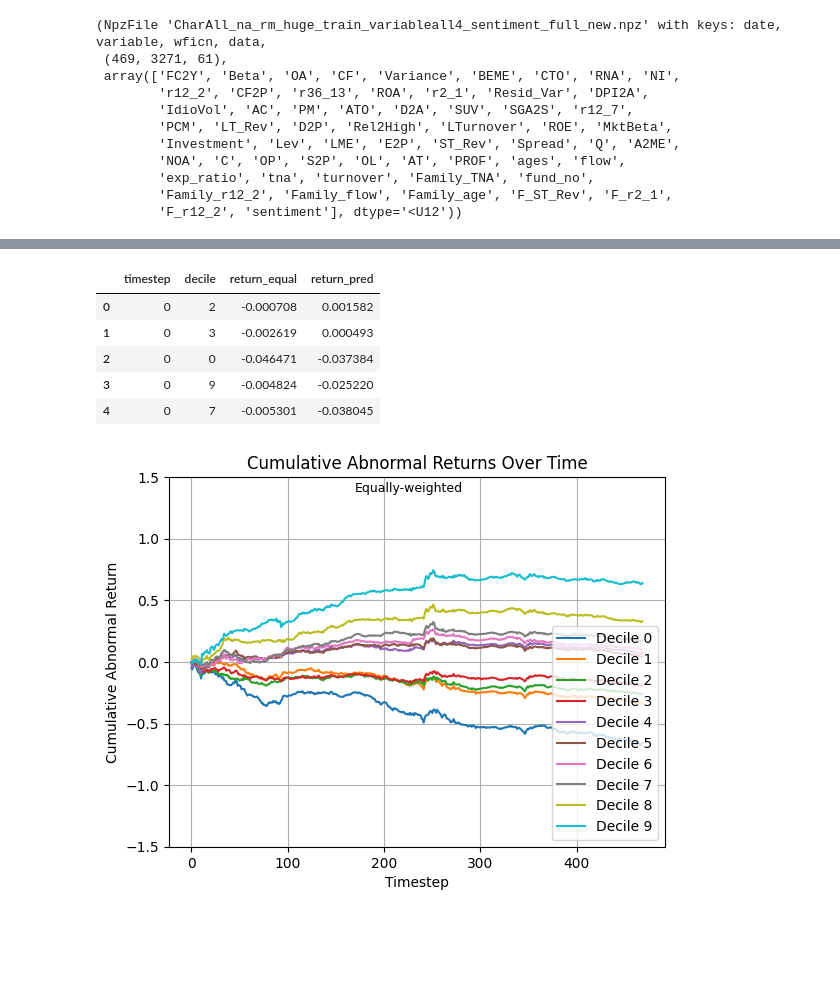
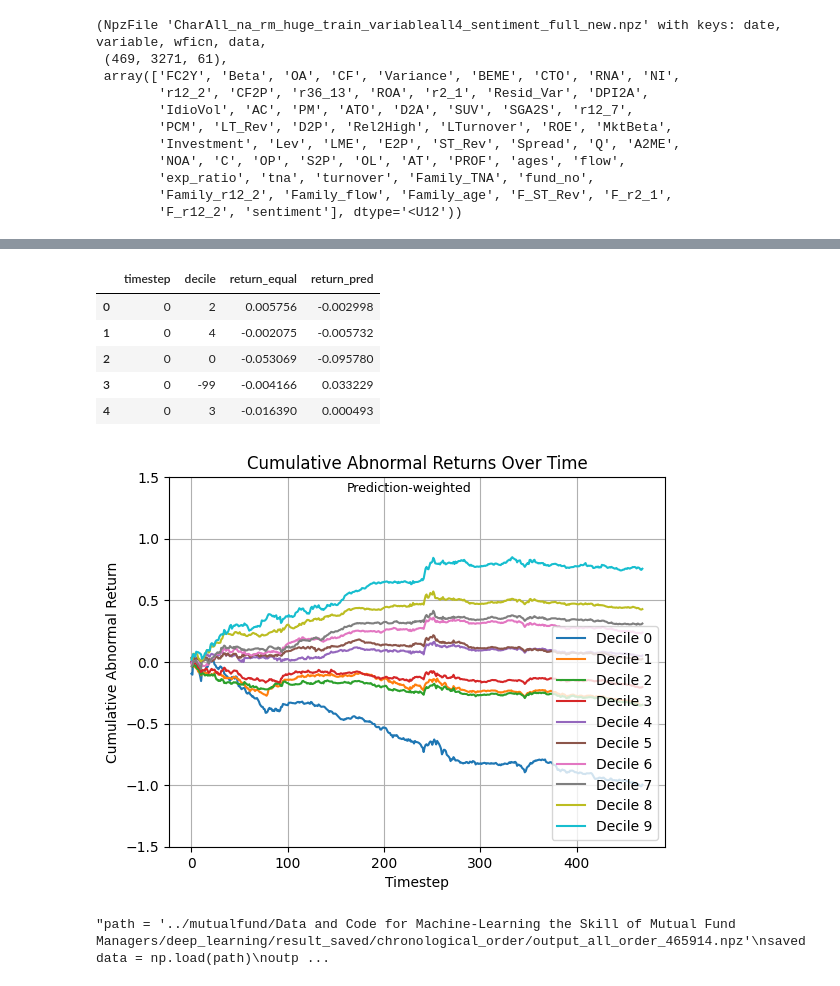
Before and after one commit to AlvisYan2025/MutualFundProtfolilSelection, a Jupyter notebook: mutualfundMLnew.ipynb, the cells around one changed output, grey strips where cells are left out. Saved outputs shown, nothing was run; the diff lists cells and outputs as text; code cells hidden in the pictures; blank space fills up the shorter version.

Commit message:
add 520epoch results

```diff
--- a/mutualfundMLnew.ipynb
+++ b/mutualfundMLnew.ipynb
@@ -357,7 +357,7 @@ class NeuralNet(nn.Module):
         self.apply(init_weights)
 # %%
 df = convert_to_df(data['data'])
-df = sanitize_input(add_r122_mask(add_invalid_label_mask(df)))
+df = sanitize_input(add_invalid_label_mask(df))
 df['label'] = df['label'] *100
-df.head()
+df.head(), len(df['label'])
 # %% [output]
@@ -376,7 +382,7 @@ len(df['label'])
 all_model_groups = [] #saves all trained model from each group of 3
 all_prediction_groups = [] #saves all predicitons from each group of models
 # %%
-def run_group_model(variables, model_config):
+def run_group_model(variables, model_config, num_group):
     #one group 3 of models
     fold1, fold2, fold3 = chronological_sampling_scheme(469, [1,1,1]) #construct three folds with chronological sampling
     all_folds = [fold1, fold2, fold3]
@@ -407,6 +413,7 @@ def run_group_model(variables, model_config):
         model.reinitialize_with_glorot_uniform()
         model.train_model(512, train_loader, valid_loader,learning_rate=0.01, early_stop=False, graph=True)
         all_models.append(model)
+        torch.save(model, f'trainedModels/group{num_group}model{i}')
         #predict with trained model
         output = model.predict(get_tensor_from_df(df[df['Timestep'].isin(test_idx)], variables, False))
         all_predictions.append(output)
@@ -419,8 +426,9 @@ model_config = {
     'hidden_dims': [64],
     'dropout': 0.05
 }
-run_group_model(variables, model_config)
-curr_prediction = all_prediction_groups[0]
+for i in range (8):
+    run_group_model(variables, model_config, i+1)
+curr_prediction = get_mean_elementwise(all_prediction_groups)
 df['prediction'] = curr_prediction.flatten()
 # %% [output]
 iteration 1
@@ -480,8 +543,9 @@ Epoch 512/512, Traning Loss: 4.3530778884887695, Validation loss: 6.866508007049
 # %%
 #rank df based on prediction
 df_valid = df[df['mask']].copy()
-df_valid['rank'] = df_valid.groupby('Timestep')['prediction'].rank(method='first')
-df_valid['decile'] = df_valid.groupby(['Timestep'], group_keys=False)['rank'].apply(lambda x: pd.qcut(x, 10, labels=False))
+#df_valid['rank'] = df_valid.groupby('Timestep')['prediction'].rank(method='first')
+#df_valid['decile'] = df_valid.groupby(['Timestep'], group_keys=False)['rank'].apply(lambda x: pd.qcut(x, 10, labels=False))
+df_valid = shitty_algo(df_valid)
 #df_valid.to_csv('valid.csv')
 # %%
 def calculate_month_return(df):
@@ -518,11 +582,11 @@ df_monthly_return = calculate_month_return(df_valid)
 df_monthly_return.head()
 # %% [output]
 |  | timestep | decile | return_equal | return_pred |
-| 0 | 0 | 2 | -0.000708 | 0.001582 |
-| 1 | 0 | 3 | -0.002619 | 0.000493 |
-| 2 | 0 | 0 | -0.046471 | -0.037384 |
-| 3 | 0 | 9 | -0.004824 | -0.025220 |
-| 4 | 0 | 7 | -0.005301 | -0.038045 |
+| 0 | 0 | 2 | 0.005756 | -0.002998 |
+| 1 | 0 | 4 | -0.002075 | -0.005732 |
+| 2 | 0 | 0 | -0.053069 | -0.095780 |
+| 3 | 0 | -99 | -0.004166 | 0.033229 |
+| 4 | 0 | 3 | -0.016390 | 0.000493 |
 # %%
 def plot_returns(df, method, cumulative=True, pred_weight = False):
     #df -> [timestep, decile, return_equal, return_pred]
@@ -553,9 +617,9 @@ def plot_returns(df, method, cumulative=True, pred_weight = False):
     plt.grid(True)
     plt.show()
 # %%
-plot_returns(df_monthly_return, method='sum')
+plot_returns(df_monthly_return, method='sum', pred_weight=True)
 # %% [output]
-[figure, old version]
+[figure, new version]
 # %%
 #load pretrained model
 device = torch.device("cuda" if torch.cuda.is_available() else "cpu")
@@ -630,10 +694,12 @@ for checkpoint_list in train_fold_list:
 outputs = get_mean_elementwise(all_outputs).detach().numpy()
 new_df['prediction'] = outputs.flatten()
 # %%
-path = '../mutualfund/Data and Code for Machine-Learning the Skill of Mutual Fund Managers/deep_learning/result_saved/chronological_order/output_all_order_465914.npz'
+'''path = '../mutualfund/Data and Code for Machine-Learning the Skill of Mutual Fund Managers/deep_learning/result_saved/chronological_order/output_all_order_465914.npz'
 saveddata = np.load(path)
 outputs = np.expand_dims(saveddata['Rhat_all'],axis=2)
-new_df['prediction'] = outputs.flatten()
+new_df['prediction'] = outputs.flatten()'''
+# %% [output]
+"path = '../mutualfund/Data and Code for Machine-Learning the Skill of Mutual Fund Managers/deep_learning/result_saved/chronological_order/output_all_order_465914.npz'\nsaveddata = np.load(path)\noutp ...
 # %%
 df_valid = new_df[new_df['mask']].copy()
 #df_valid['rank'] = df_valid.groupby('Timestep')['prediction'].rank(method='first')
```
Also changed, not shown: parts of 9 cells of this notebook.
